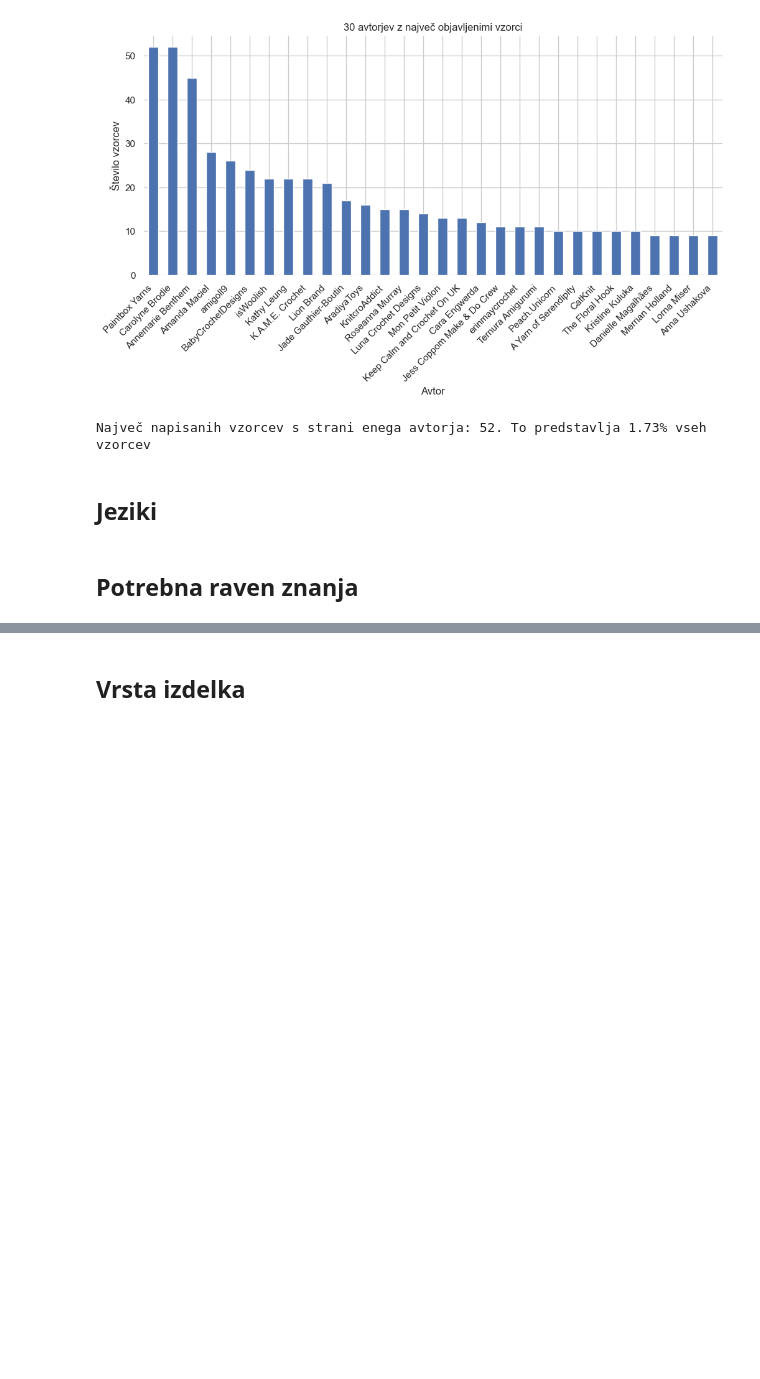
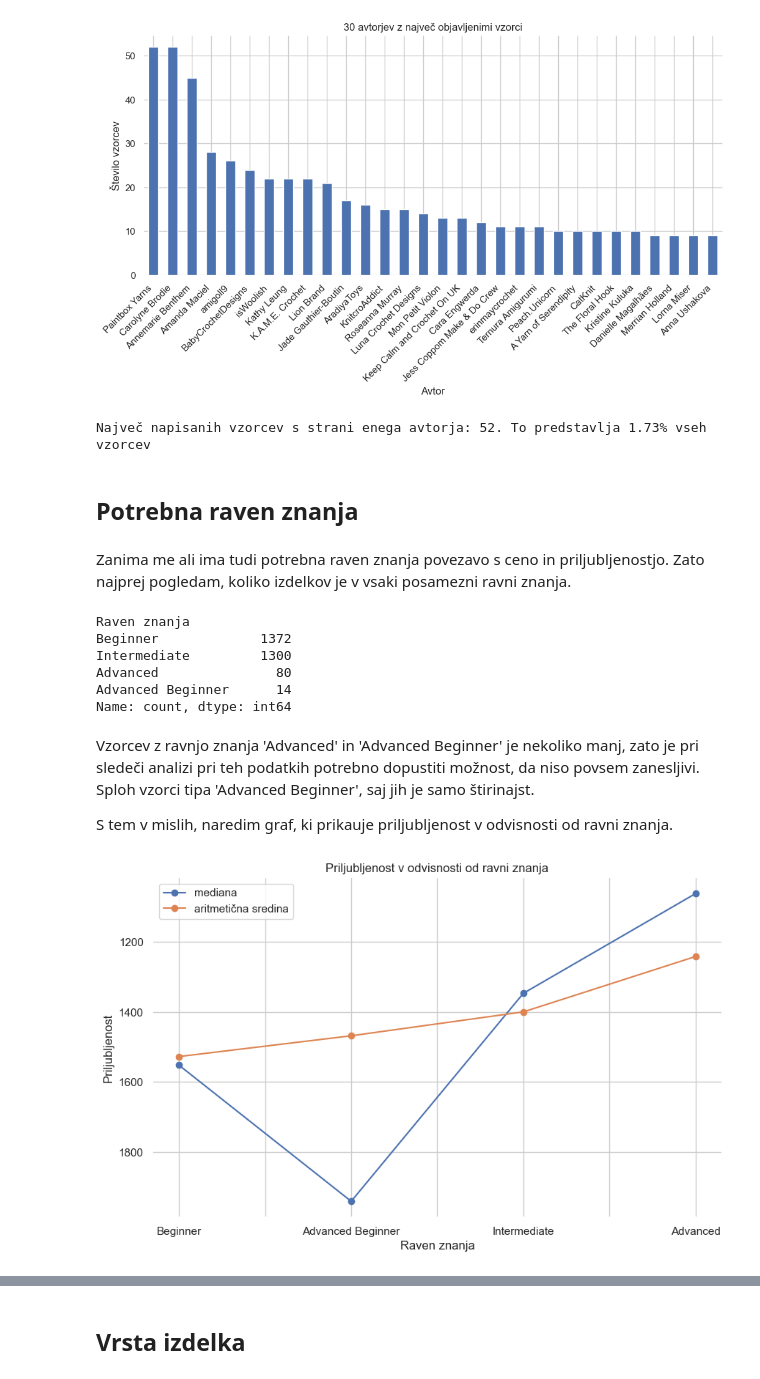
Before and after one commit to kanisaja/uvp-projektna-naloga, a Jupyter notebook: podrobna_analiza/analiza.ipynb, the cells around one changed output, grey strips where cells are left out. Cells and saved outputs as stored; diff of their text form; code cells hidden in the pictures; blank space fills up the shorter version.

Commit message:
Dodano poglavje o ravni znanja

```diff
--- a/podrobna_analiza/analiza.ipynb
+++ b/podrobna_analiza/analiza.ipynb
@@ -163,7 +163,24 @@ stevilo_del_avtorjev(30)
 # %% [output]
 [figure]
 Največ napisanih vzorcev s strani enega avtorja: 52. To predstavlja 1.73% vseh vzorcev
-# %% [markdown]
-## Jeziki
 # %% [markdown]
 ## Potrebna raven znanja
+# %% [markdown]
+Zanima me ali ima tudi potrebna raven znanja povezavo s ceno in priljubljenostjo. Zato najprej pogledam, koliko izdelkov je v vsaki posamezni ravni znanja.
+# %%
+stevec('Raven znanja')
+# %% [output]
+Raven znanja
+Beginner             1372
+Intermediate         1300
+Advanced               80
+Advanced Beginner      14
+Name: count, dtype: int64
+# %% [markdown]
+Vzorcev z ravnjo znanja 'Advanced' in 'Advanced Beginner' je nekoliko manj, zato je pri sledeči analizi pri teh podatkih potrebno dopustiti možnost, da niso povsem zanesljivi. Sploh vzorci tipa 'Advanced Beginner', saj jih je samo štirinajst.
+
+S tem v mislih, naredim graf, ki prikauje priljubljenost v odvisnosti od ravni znanja.
+# %%
+raven_ter_('Priljubljenost')
+# %% [output]
+[figure, added]
```
Also changed, not shown: parts of 7 cells of this notebook, 2 other files.
